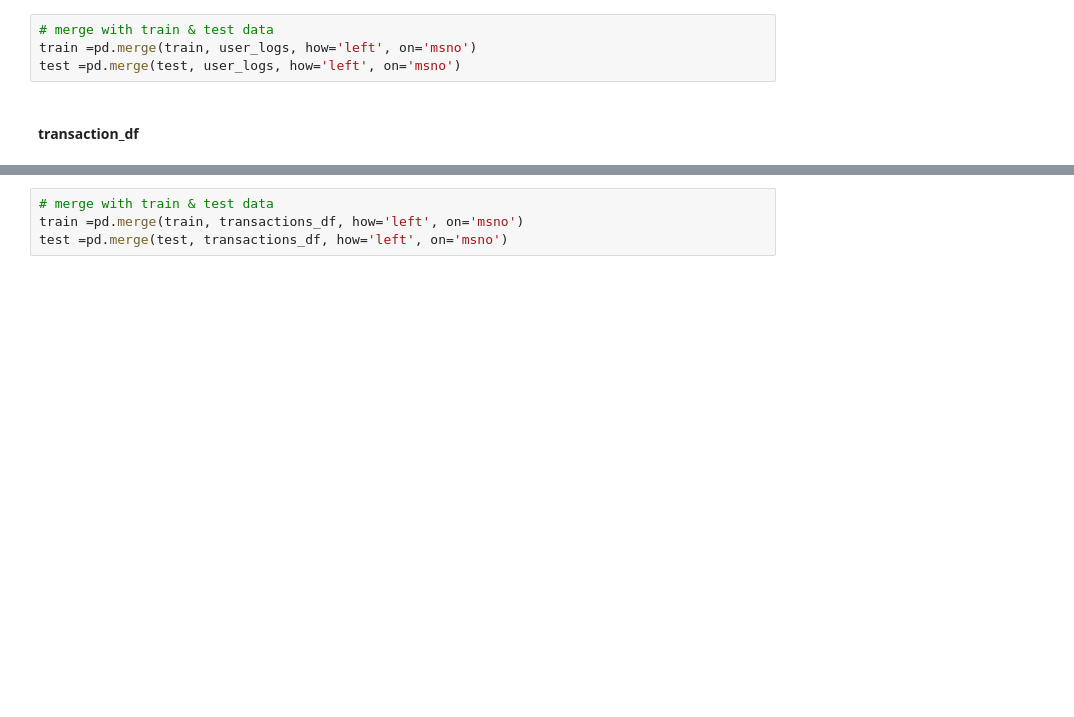
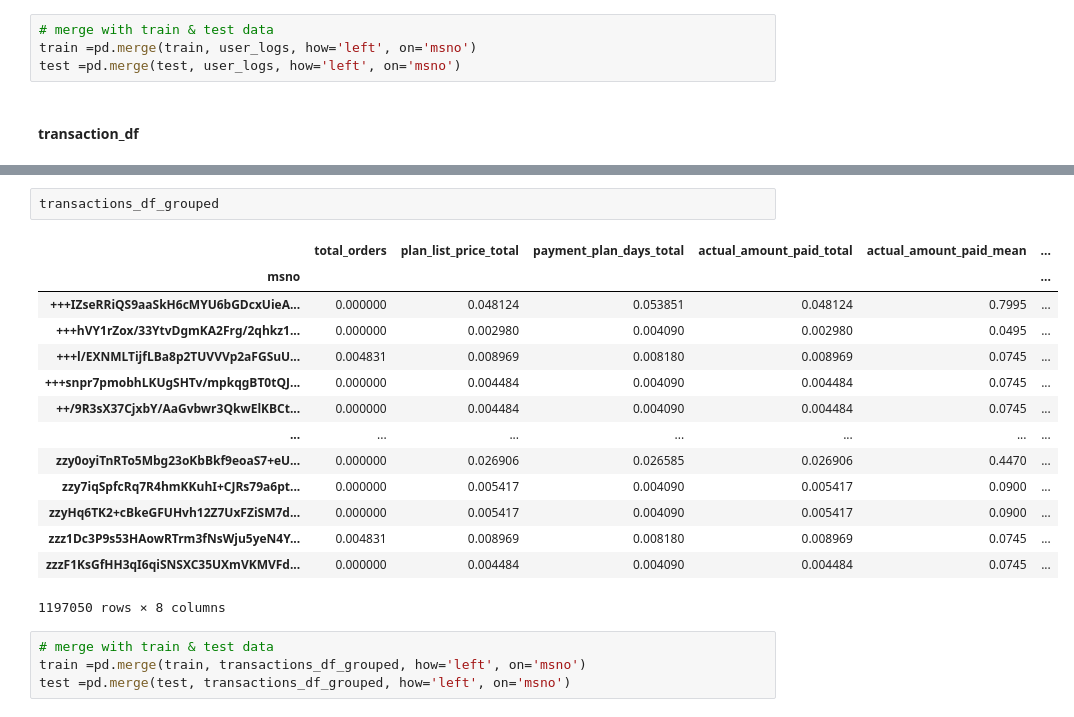
Before and after one commit to manisha9608/kkBox-music-recommendation, a Jupyter notebook: music-service-churn.ipynb, the cells around one changed output, grey strips where cells are left out. Drawn from its saved outputs; the diff is of its cells as text; blank space fills up the shorter version.

```diff
--- a/music-service-churn.ipynb
+++ b/music-service-churn.ipynb
@@ -825,7 +957,24 @@ transactions_df
+# %%
+transactions_df_grouped
+# %% [output]
+|  | total_orders | plan_list_price_total | payment_plan_days_total | actual_amount_paid_total | actual_amount_paid_mean | ... |
+| msno |  |  |  |  |  | ... |
+| +++IZseRRiQS9aaSkH6cMYU6bGDcxUieA... | 0.000000 | 0.048124 | 0.053851 | 0.048124 | 0.7995 | ... |
+| +++hVY1rZox/33YtvDgmKA2Frg/2qhkz1... | 0.000000 | 0.002980 | 0.004090 | 0.002980 | 0.0495 | ... |
+| +++l/EXNMLTijfLBa8p2TUVVVp2aFGSuU... | 0.004831 | 0.008969 | 0.008180 | 0.008969 | 0.0745 | ... |
+| +++snpr7pmobhLKUgSHTv/mpkqgBT0tQJ... | 0.000000 | 0.004484 | 0.004090 | 0.004484 | 0.0745 | ... |
+| ++/9R3sX37CjxbY/AaGvbwr3QkwElKBCt... | 0.000000 | 0.004484 | 0.004090 | 0.004484 | 0.0745 | ... |
+| ... | ... | ... | ... | ... | ... | ... |
+| zzy0oyiTnRTo5Mbg23oKbBkf9eoaS7+eU... | 0.000000 | 0.026906 | 0.026585 | 0.026906 | 0.4470 | ... |
+| zzy7iqSpfcRq7R4hmKKuhI+CJRs79a6pt... | 0.000000 | 0.005417 | 0.004090 | 0.005417 | 0.0900 | ... |
+| zzyHq6TK2+cBkeGFUHvh12Z7UxFZiSM7d... | 0.000000 | 0.005417 | 0.004090 | 0.005417 | 0.0900 | ... |
+| zzz1Dc3P9s53HAowRTrm3fNsWju5yeN4Y... | 0.004831 | 0.008969 | 0.008180 | 0.008969 | 0.0745 | ... |
+| zzzF1KsGfHH3qI6qiSNSXC35UXmVKMVFd... | 0.000000 | 0.004484 | 0.004090 | 0.004484 | 0.0745 | ... |
+1197050 rows × 8 columns
 # %%
 # merge with train & test data
-train =pd.merge(train, transactions_df, how='left', on='msno')
-test =pd.merge(test, transactions_df, how='left', on='msno')
+train =pd.merge(train, transactions_df_grouped, how='left', on='msno')
+test =pd.merge(test, transactions_df_grouped, how='left', on='msno')
 # %%
 train
 # %% [output]
```
Also changed, not shown: parts of 33 cells of this notebook.
